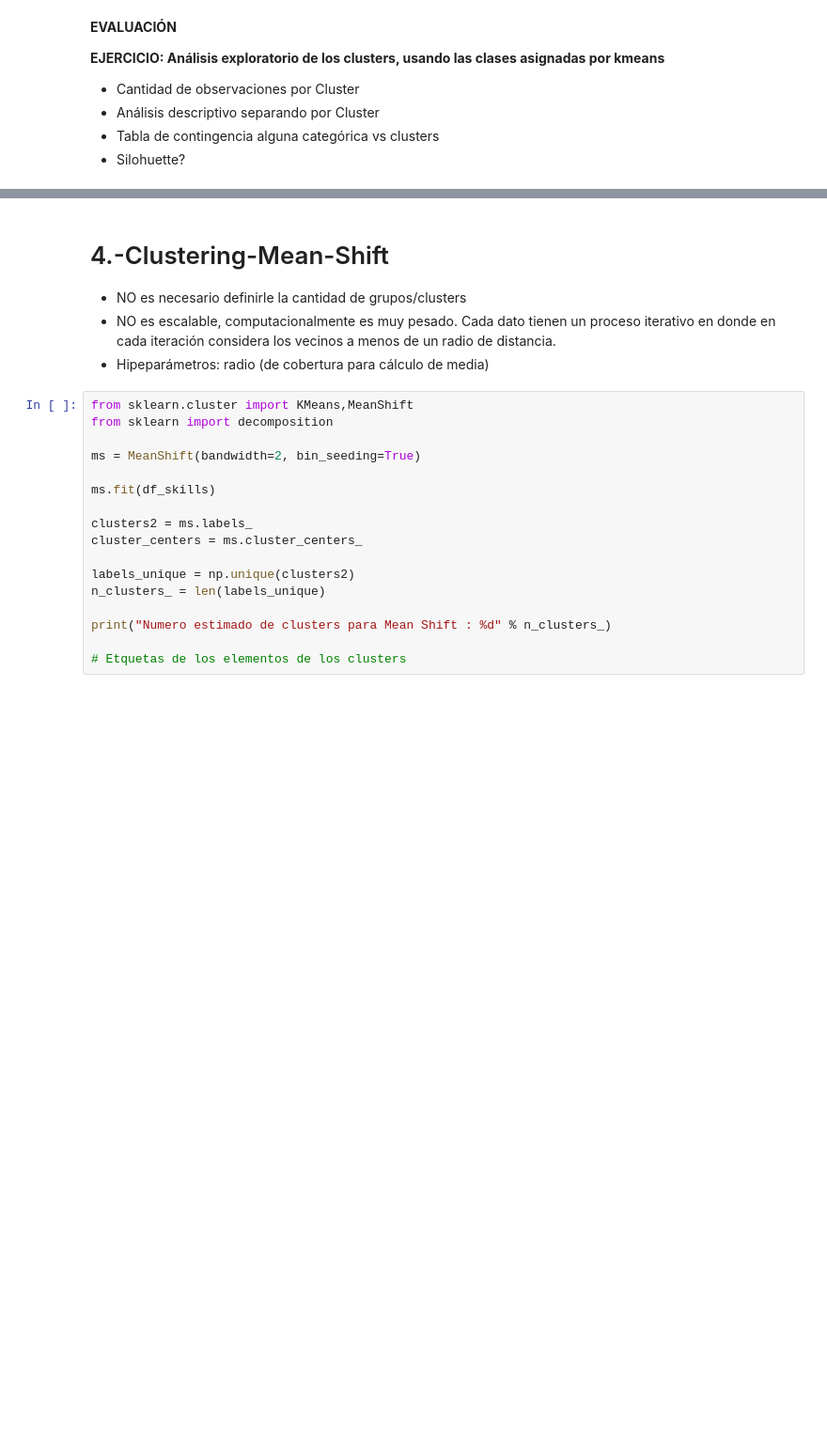
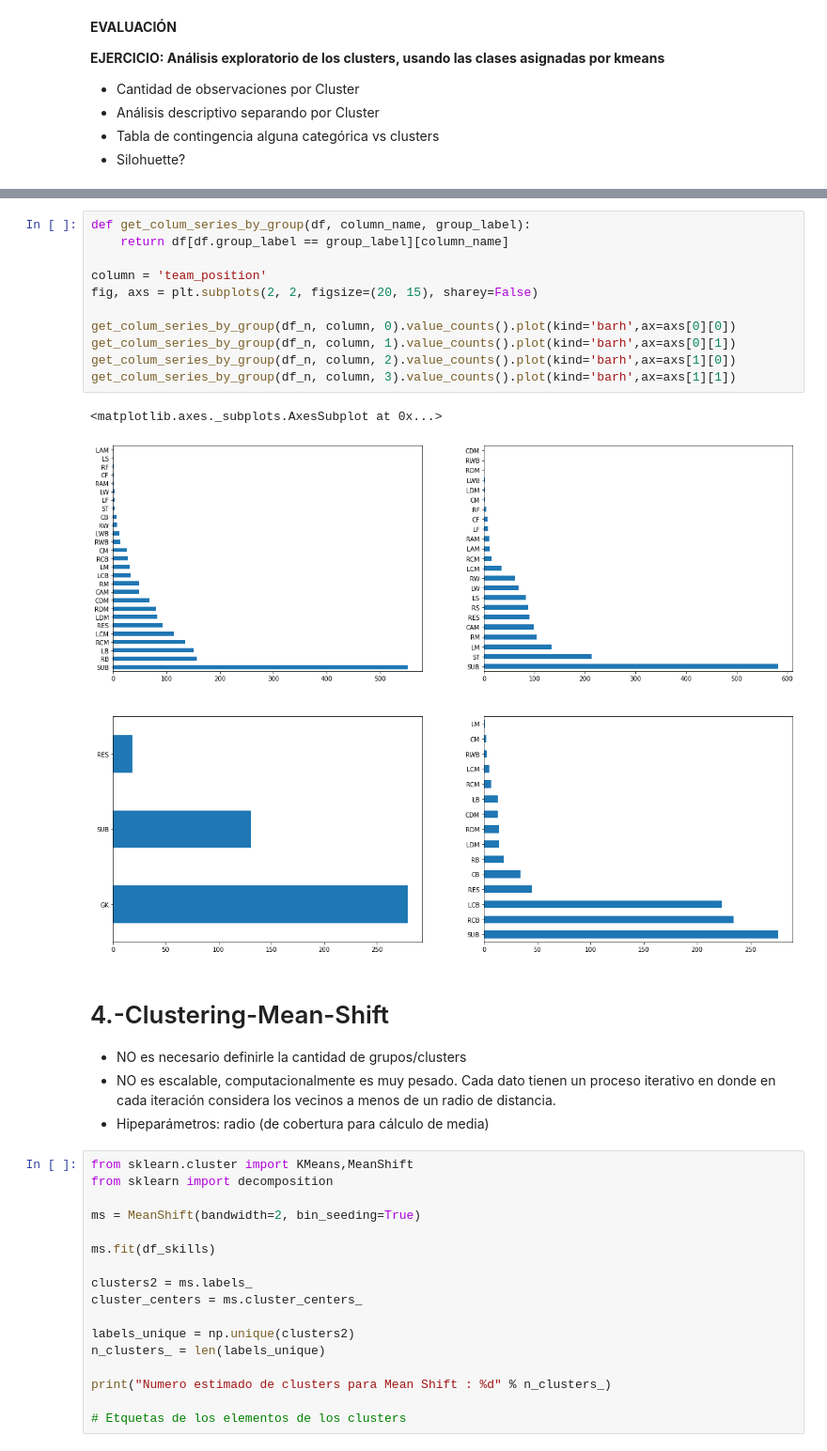
Before and after one commit to FrancoMSuarez/diplomatura-data_science-IA, a Jupyter notebook: Trabajo_Practico_5_Apr_No_Superv/ntb_clustering_2_fifa2020-Ivan.ipynb, the cells around one changed output, grey strips where cells are left out. Shown at 94% size. Drawn from its saved outputs; the diff is of its cells as text; blank space fills up the shorter version.

```diff
--- a/Trabajo_Practico_5_Apr_No_Superv/ntb_clustering_2_fifa2020-Ivan.ipynb
+++ b/Trabajo_Practico_5_Apr_No_Superv/ntb_clustering_2_fifa2020-Ivan.ipynb
@@ -324,3 +387,17 @@ len(km.labels_)
+# %%
+def get_colum_series_by_group(df, column_name, group_label):
+    return df[df.group_label == group_label][column_name]
+
+column = 'team_position'
+fig, axs = plt.subplots(2, 2, figsize=(20, 15), sharey=False)
+
+get_colum_series_by_group(df_n, column, 0).value_counts().plot(kind='barh',ax=axs[0][0])
+get_colum_series_by_group(df_n, column, 1).value_counts().plot(kind='barh',ax=axs[0][1])
+get_colum_series_by_group(df_n, column, 2).value_counts().plot(kind='barh',ax=axs[1][0])
+get_colum_series_by_group(df_n, column, 3).value_counts().plot(kind='barh',ax=axs[1][1])
+# %% [output]
+<matplotlib.axes._subplots.AxesSubplot at 0x...>
+[figure, added]
 # %% [markdown]
 # 4.-Clustering-Mean-Shift
 
```
Also changed, not shown: parts of 20 cells of this notebook.
